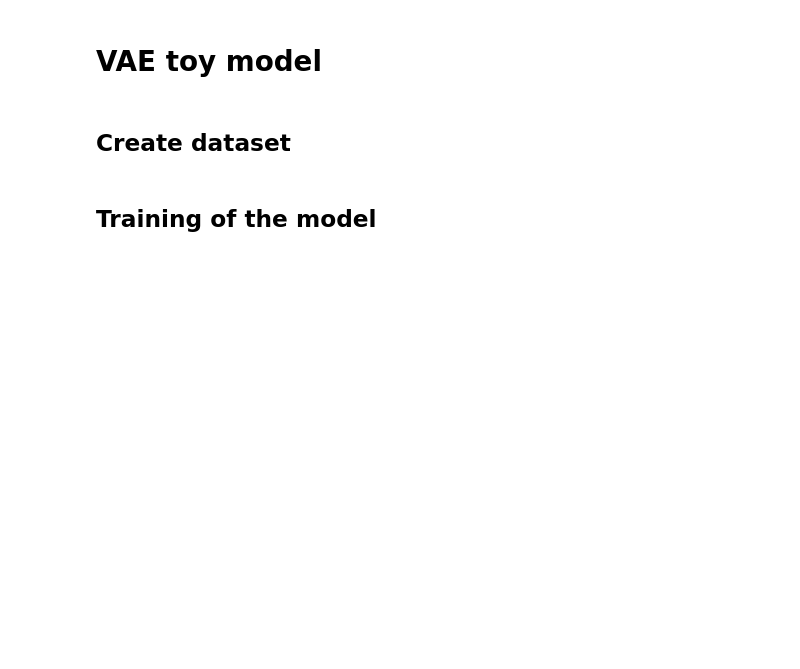
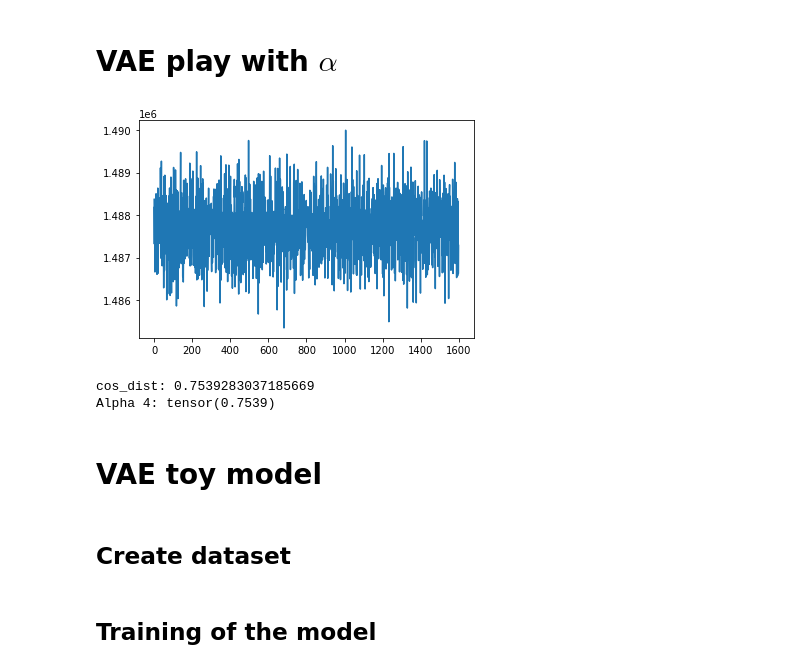
Before and after one commit to ykivva/vae_on_gaussian_mixture, a Jupyter notebook: experiments.ipynb, the cells around one changed output. Cells and saved outputs as stored; diff of their text form; code cells hidden in the pictures; blank space fills up the shorter version.

```diff
--- a/experiments.ipynb
+++ b/experiments.ipynb
@@ -23,4 +27,54 @@ from logger import Logger
 from IPython import display
+# %% [markdown]
+# VAE play with $\alpha$
+# %%
+data_dim = 2048
+d = data_dim**(1/2)
+latent_dim = 1
+std_grad = False
+std = 1
+p_bernoulli = 0.5
+alpha = 4
+
+data_size = data_dim * alpha
+dataclass = DataGeneratorSymmetricStatic
+model_class = VAE_symmetric
+model = model_class(data_dim=data_dim, latent_dim=latent_dim, std_grad=std_grad)
+
+dataset = dataclass(data_dim=data_dim, data_size=data_size,
+                  std=std, d=d, p_bernoulli=p_bernoulli)
+# %%
+lr = 1e-3
+batch_size = 512
+epochs = 100
+model.compile(torch.optim.Adam, lr=lr, amsgrad=True)
+data_loader = DataLoader(dataset, batch_size=batch_size)
+loss_log = []
+cos = nn.CosineSimilarity(dim=0)
+for epoch in range(epochs):
+    for data_batch in data_loader:
+        loss = model.loss(data_batch)
+        model.step(loss)
+        loss_np = loss.detach().numpy()
+        loss_log.append(loss_np)
+    display.clear_output(wait=True)
+    plt.plot(loss_log)
+    plt.show()
+    predicted_centroid = model.decoder_fc.state_dict()['weight'].squeeze()
+    target_centroid = dataset.v / dataset.d
+
+    cos_dist = cos(predicted_centroid, target_centroid)
+    print(f"cos_dist: {cos_dist}\r")
+
+predicted_centroid = model.decoder_fc.state_dict()['weight'].squeeze()
+target_centroid = dataset.v / dataset.d
+cos_dist = cos(predicted_centroid, target_centroid)
+
+print(f"Alpha {alpha}:", cos_dist)
+# %% [output]
+[figure, added]
+cos_dist: 0.7539283037185669
+Alpha 4: tensor(0.7539)
 # %% [markdown]
 # VAE toy model
 # %% [markdown]
```
Also changed, not shown: parts of 2 cells of this notebook, 5 other files.
